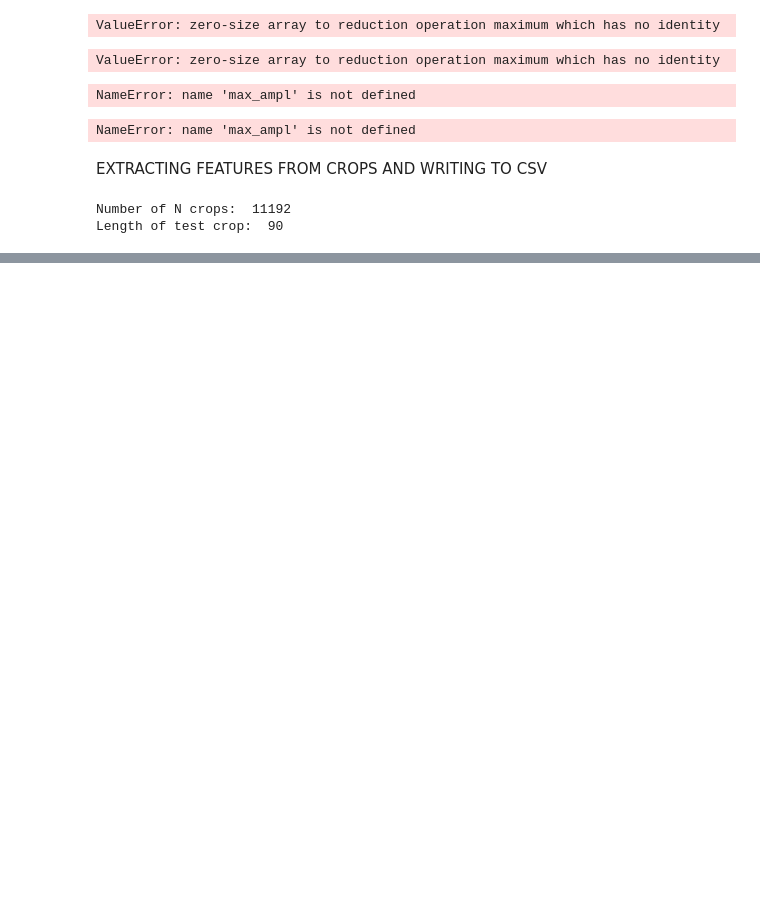
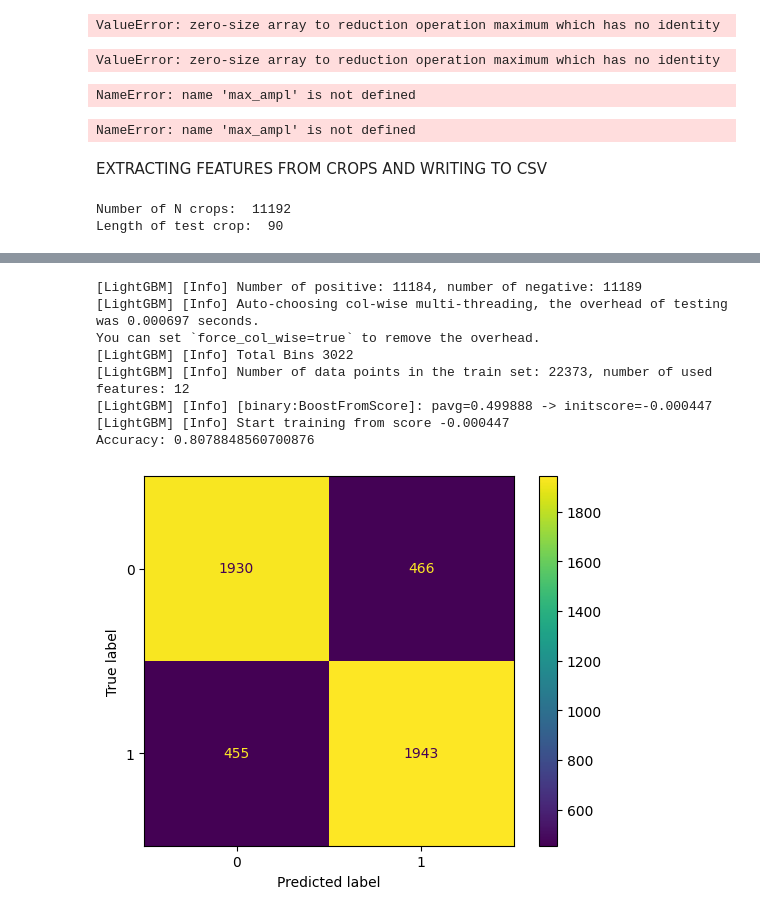
Before and after one commit to FrancescoLeni/AI_PPG, a Jupyter notebook: NB_ML.ipynb, the cells around one changed output, grey strips where cells are left out. Drawn from its saved outputs; the diff is of its cells as text; code cells hidden in the pictures; blank space fills up the shorter version.

```diff
--- a/NB_ML.ipynb
+++ b/NB_ML.ipynb
@@ -333,0 +452,28 @@ TO DO: Exploit full training data and using the already made test set (that I ig
+# %%
+from lightgbm import LGBMClassifier
+model = LGBMClassifier()
+model.fit(train_setXGB, train_labels)
+pred_labels = model.predict(test_setXGB)
+
+from sklearn import metrics
+
+# Model Accuracy: how often is the classifier correct?
+print("Accuracy:",metrics.accuracy_score(test_labels, pred_labels))
+
+from sklearn.metrics import confusion_matrix
+from sklearn.metrics import ConfusionMatrixDisplay
+import matplotlib.pyplot as plt
+cm = confusion_matrix(test_labels, pred_labels)
+disp = ConfusionMatrixDisplay(confusion_matrix=cm)
+disp.plot()
+plt.show()
+# %% [output]
+[LightGBM] [Info] Number of positive: 11184, number of negative: 11189
+[LightGBM] [Info] Auto-choosing col-wise multi-threading, the overhead of testing was 0.000697 seconds.
+You can set `force_col_wise=true` to remove the overhead.
+[LightGBM] [Info] Total Bins 3022
+[LightGBM] [Info] Number of data points in the train set: 22373, number of used features: 12
+[LightGBM] [Info] [binary:BoostFromScore]: pavg=0.499888 -> initscore=-0.000447
+[LightGBM] [Info] Start training from score -0.000447
+Accuracy: 0.8078848560700876
+[figure, added]
```
Also changed, not shown: parts of 53 cells of this notebook.
